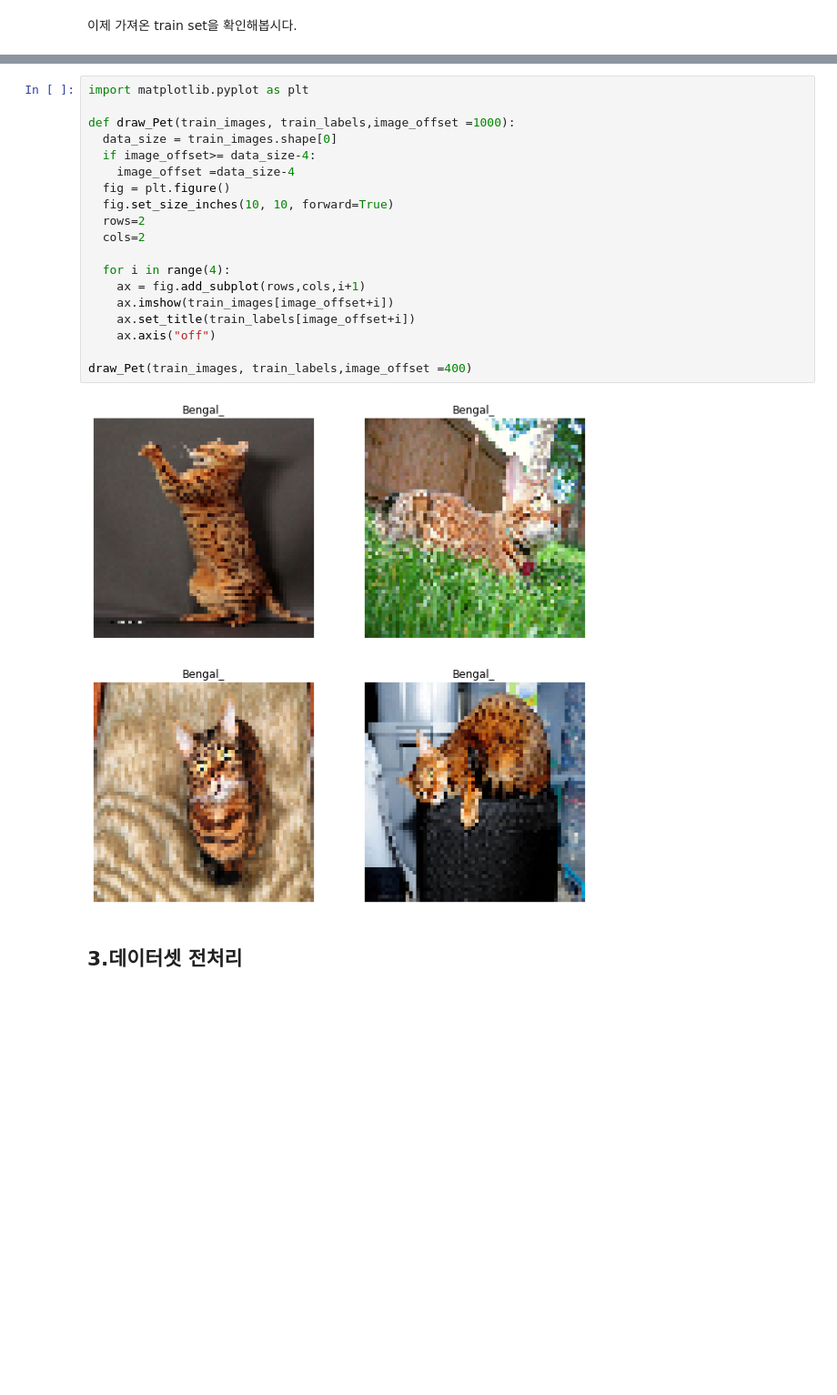
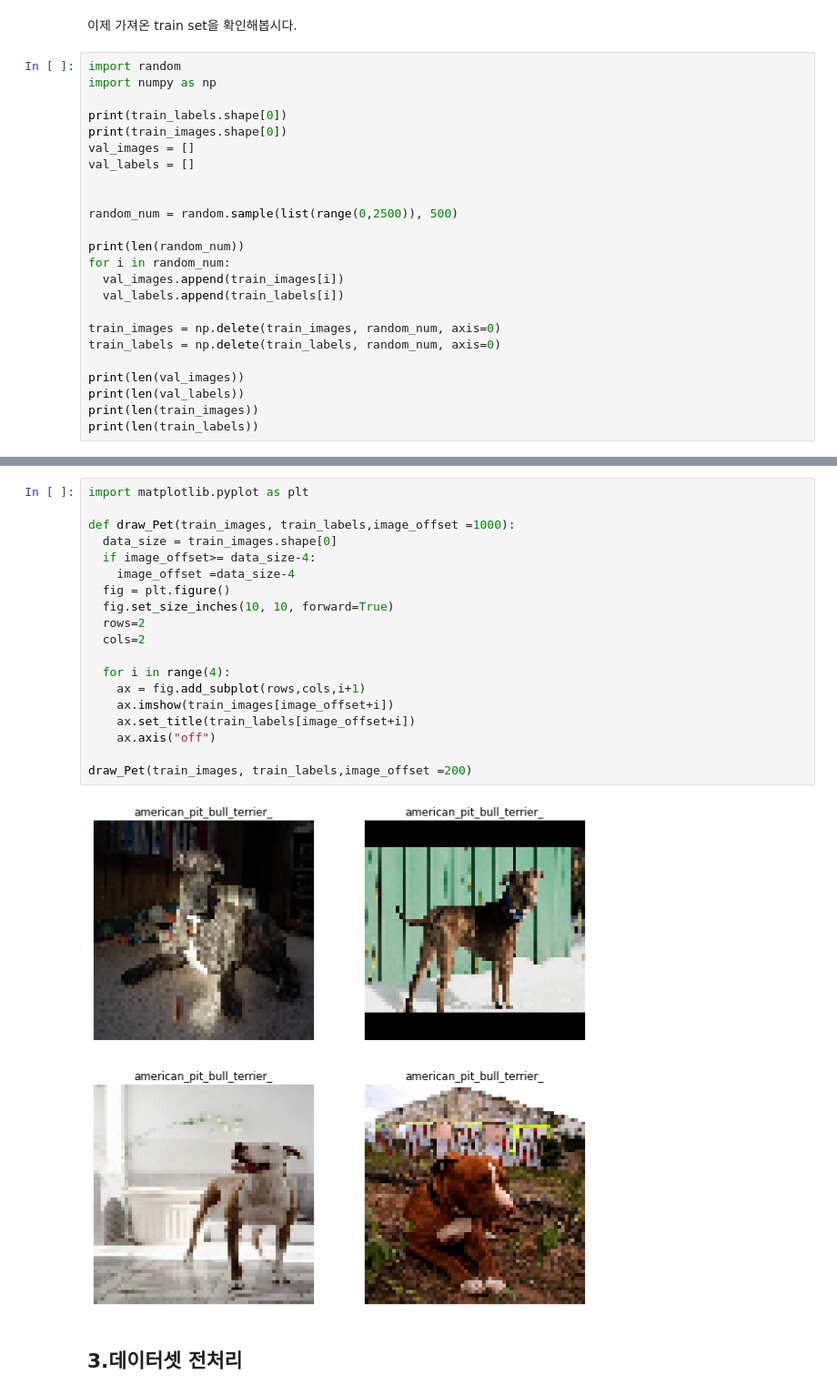
Before and after one commit to woonghee97/deep_learning, a Jupyter notebook: MiniProject_1.ipynb, the cells around one changed output, grey strips where cells are left out. Shown: that part at 91% size. Saved outputs shown, nothing was run; the diff lists cells and outputs as text; blank space fills up the shorter version.

```diff
--- a/MiniProject_1.ipynb
+++ b/MiniProject_1.ipynb
@@ -67,3 +67,27 @@ train_images = np.load("./Pet/imageData_25.npy", allow_pickle=True)
 train_labels = np.load("./Pet/imageDataLabel_25.npy", allow_pickle=True)
 # %% [markdown]
 이제 가져온 train set을 확인해봅시다.
+# %%
+import random
+import numpy as np
+
+print(train_labels.shape[0])
+print(train_images.shape[0])
+val_images = []
+val_labels = []
+
+
+random_num = random.sample(list(range(0,2500)), 500)
+
+print(len(random_num))
+for i in random_num:
+  val_images.append(train_images[i])
+  val_labels.append(train_labels[i])
+
+train_images = np.delete(train_images, random_num, axis=0)
+train_labels = np.delete(train_labels, random_num, axis=0)
+
+print(len(val_images))
+print(len(val_labels))
+print(len(train_images))
+print(len(train_labels))
@@ -70,24 +102,24 @@ train_labels = np.load("./Pet/imageDataLabel_25.npy", allow_pickle=True)
 # %%
 import matplotlib.pyplot as plt
 
 def draw_Pet(train_images, train_labels,image_offset =1000):
   data_size = train_images.shape[0]
   if image_offset>= data_size-4:
     image_offset =data_size-4
   fig = plt.figure()
   fig.set_size_inches(10, 10, forward=True)
   rows=2
   cols=2
 
   for i in range(4):
     ax = fig.add_subplot(rows,cols,i+1)
     ax.imshow(train_images[image_offset+i])
     ax.set_title(train_labels[image_offset+i])
     ax.axis("off")
 
-draw_Pet(train_images, train_labels,image_offset =400)
+draw_Pet(train_images, train_labels,image_offset =200)
 # %% [output]
-[figure, old version]
+[figure, new version]
 # %% [markdown]
 ## 3.데이터셋 전처리
 # %% [markdown]
```
Also changed, not shown: parts of 9 cells of this notebook.
